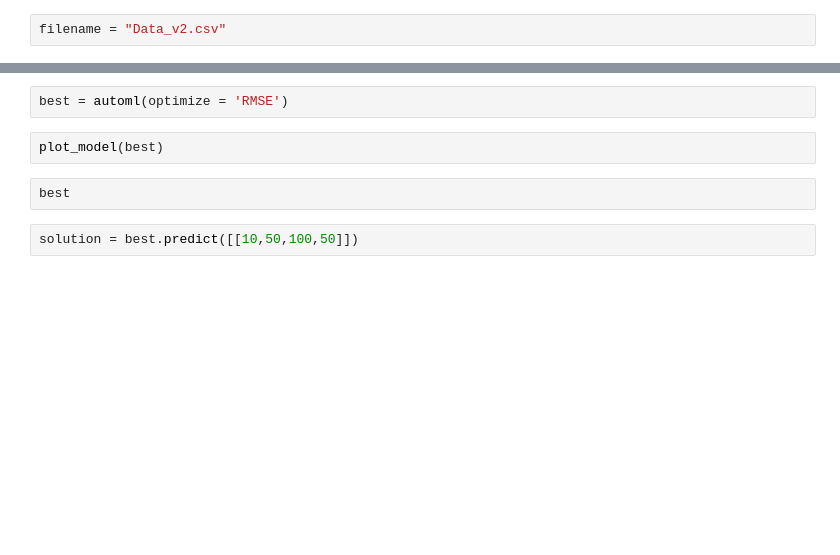
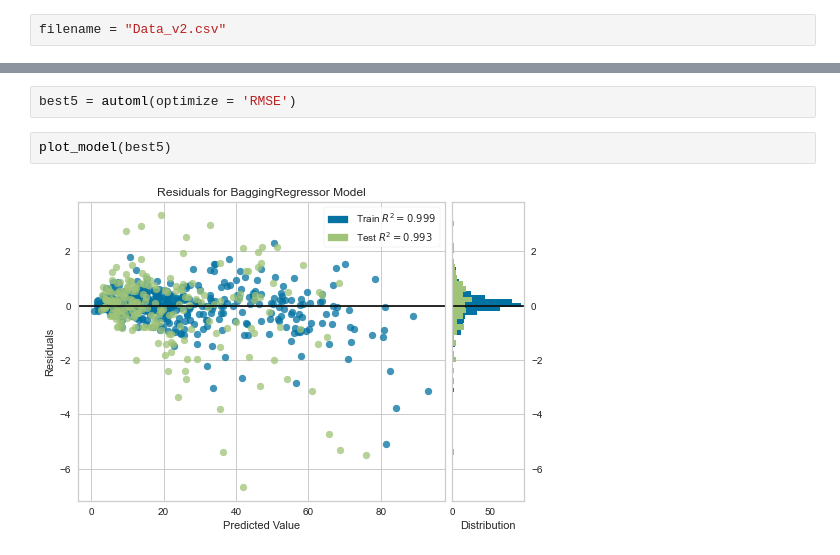
Before and after one commit to Schwalbe262/HFTR_ANSYS, a Jupyter notebook: ML.ipynb, the cells around one changed output, grey strips where cells are left out. Saved outputs shown, nothing was run; the diff lists cells and outputs as text; blank space fills up the shorter version.

```diff
--- a/ML.ipynb
+++ b/ML.ipynb
@@ -37,8 +131,6 @@ blender = blend_models(estimator_list = top3)
 # %%
-best = automl(optimize = 'RMSE')
+best5 = automl(optimize = 'RMSE')
 # %%
-plot_model(best)
+plot_model(best5)
+# %% [output]
+[figure, added]
-# %%
-best
-# %%
-solution = best.predict([[10,50,100,50]])
```
Also changed, not shown: parts of 10 cells of this notebook.
